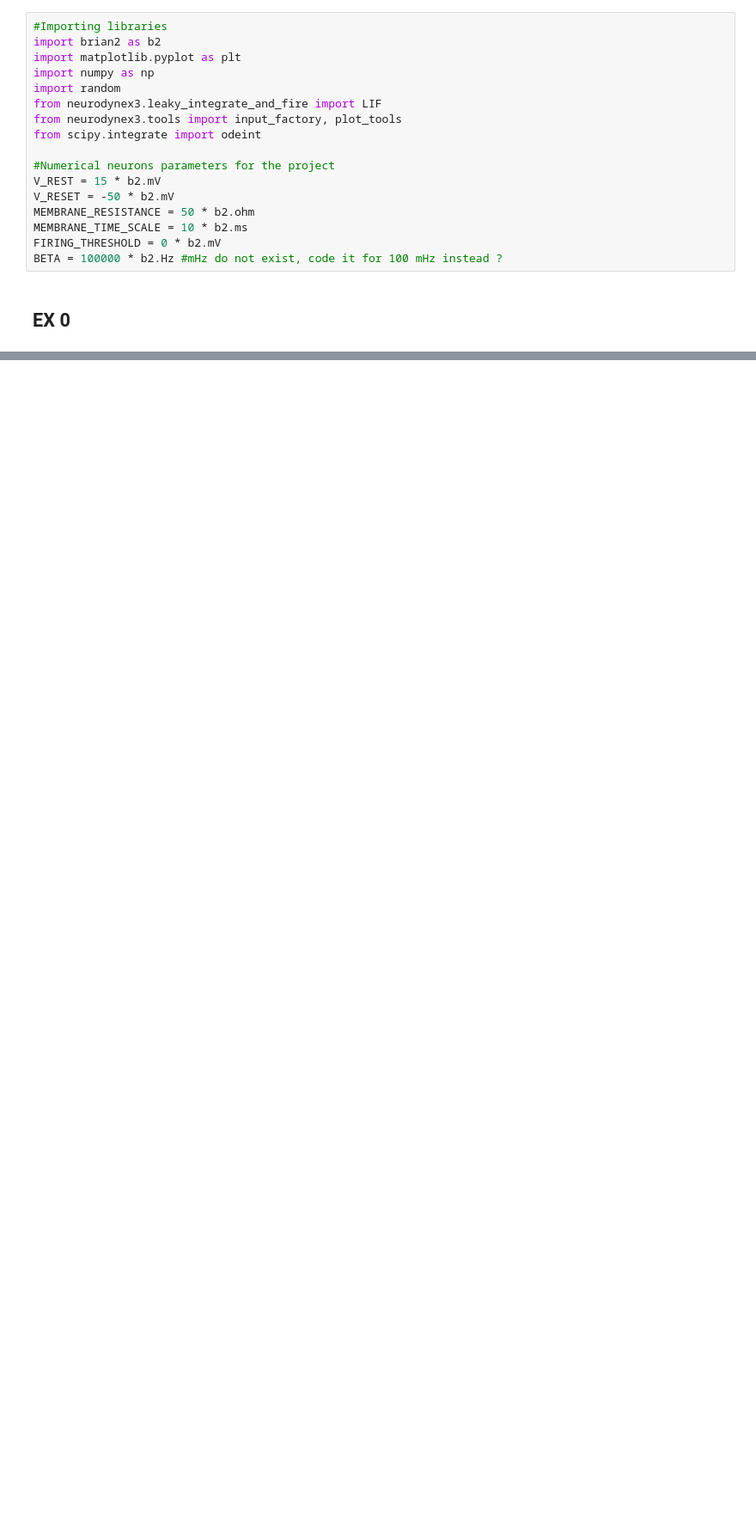
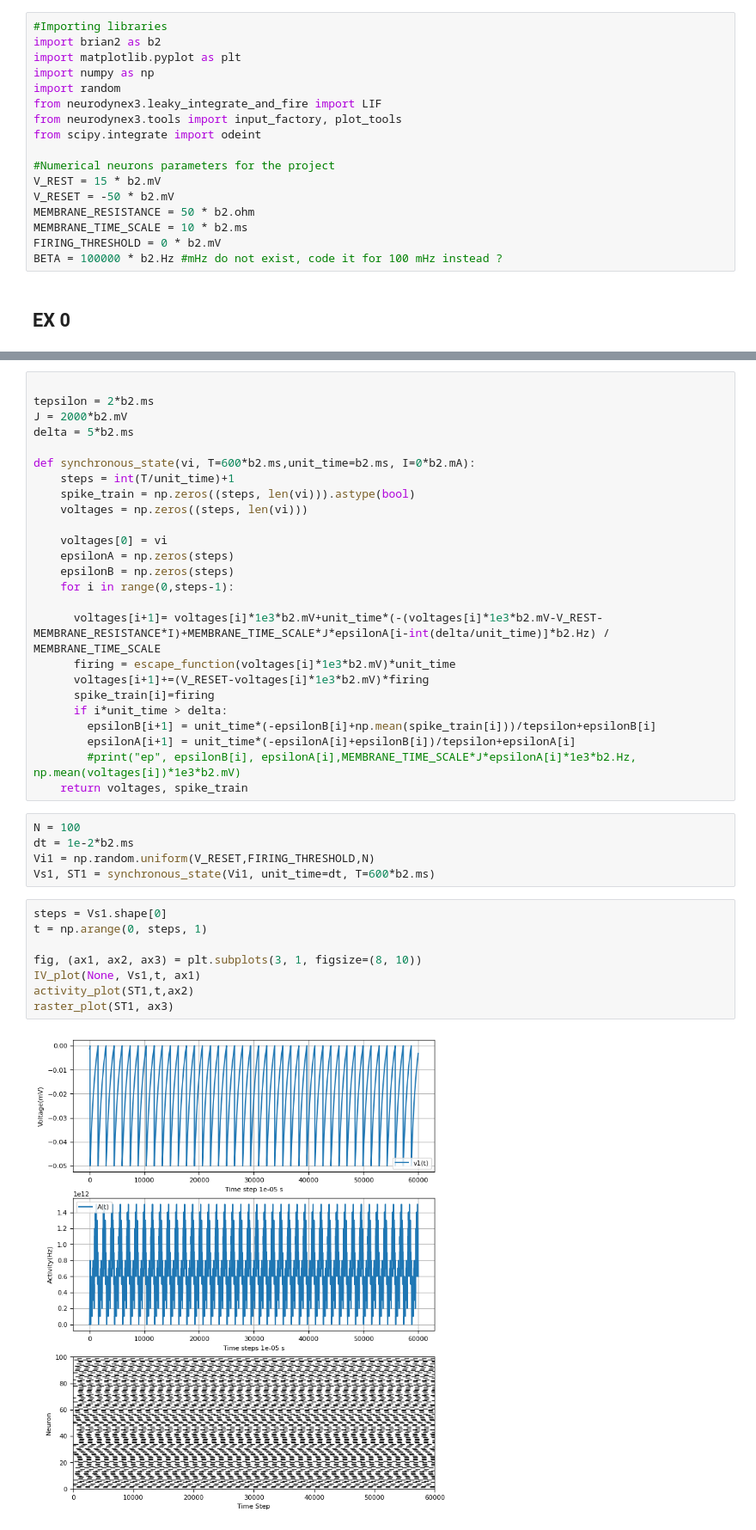
Before and after one commit to NicolasRR/SSHNeurons, a Jupyter notebook: Notebook.ipynb, the cells around one changed output, grey strips where cells are left out. Shown at 86% size. Cells and saved outputs as stored; diff of their text form; blank space fills up the shorter version.

```diff
--- a/Notebook.ipynb
+++ b/Notebook.ipynb
@@ -74,0 +119,40 @@ plt.show()
+# %%
+
+tepsilon = 2*b2.ms
+J = 2000*b2.mV
+delta = 5*b2.ms
+
+def synchronous_state(vi, T=600*b2.ms,unit_time=b2.ms, I=0*b2.mA):
+    steps = int(T/unit_time)+1
+    spike_train = np.zeros((steps, len(vi))).astype(bool)
+    voltages = np.zeros((steps, len(vi)))
+
+    voltages[0] = vi
+    epsilonA = np.zeros(steps)
+    epsilonB = np.zeros(steps)
+    for i in range(0,steps-1):
+
+      voltages[i+1]= voltages[i]*1e3*b2.mV+unit_time*(-(voltages[i]*1e3*b2.mV-V_REST-MEMBRANE_RESISTANCE*I)+MEMBRANE_TIME_SCALE*J*epsilonA[i-int(delta/unit_time)]*b2.Hz) / MEMBRANE_TIME_SCALE
+      firing = escape_function(voltages[i]*1e3*b2.mV)*unit_time
+      voltages[i+1]+=(V_RESET-voltages[i]*1e3*b2.mV)*firing
+      spike_train[i]=firing
+      if i*unit_time > delta:
+        epsilonB[i+1] = unit_time*(-epsilonB[i]+np.mean(spike_train[i]))/tepsilon+epsilonB[i]
+        epsilonA[i+1] = unit_time*(-epsilonA[i]+epsilonB[i])/tepsilon+epsilonA[i]
+        #print("ep", epsilonB[i], epsilonA[i],MEMBRANE_TIME_SCALE*J*epsilonA[i]*1e3*b2.Hz, np.mean(voltages[i])*1e3*b2.mV)
+    return voltages, spike_train
+# %%
+N = 100
+dt = 1e-2*b2.ms
+Vi1 = np.random.uniform(V_RESET,FIRING_THRESHOLD,N)
+Vs1, ST1 = synchronous_state(Vi1, unit_time=dt, T=600*b2.ms)
+# %%
+steps = Vs1.shape[0]
+t = np.arange(0, steps, 1)
+
+fig, (ax1, ax2, ax3) = plt.subplots(3, 1, figsize=(8, 10))
+IV_plot(None, Vs1,t, ax1)
+activity_plot(ST1,t,ax2)
+raster_plot(ST1, ax3)
+# %% [output]
+[figure, added]
```
Also changed, not shown: parts of 21 cells of this notebook.
